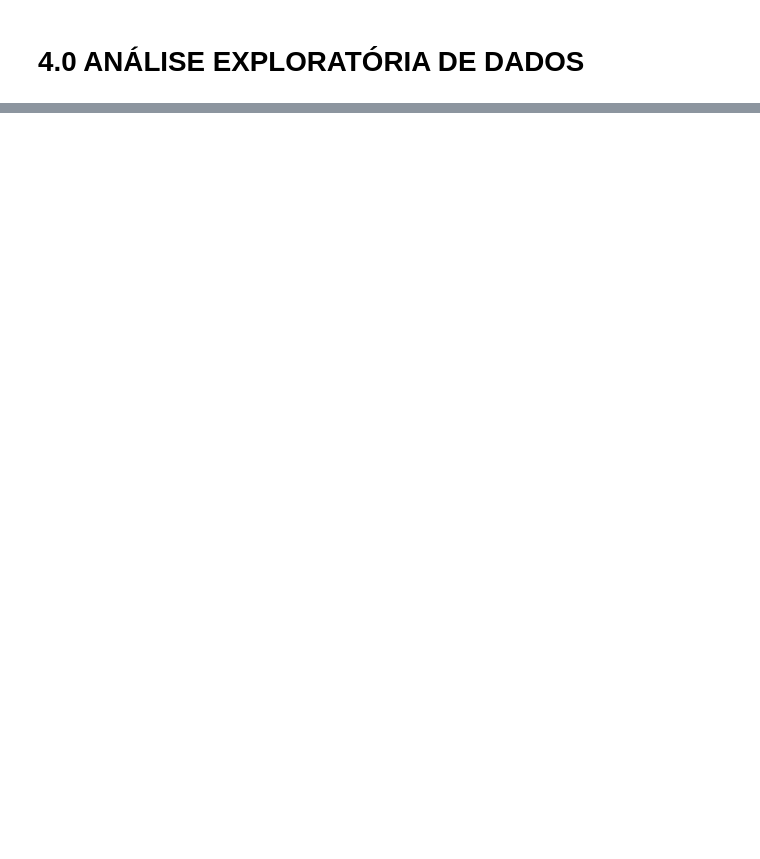
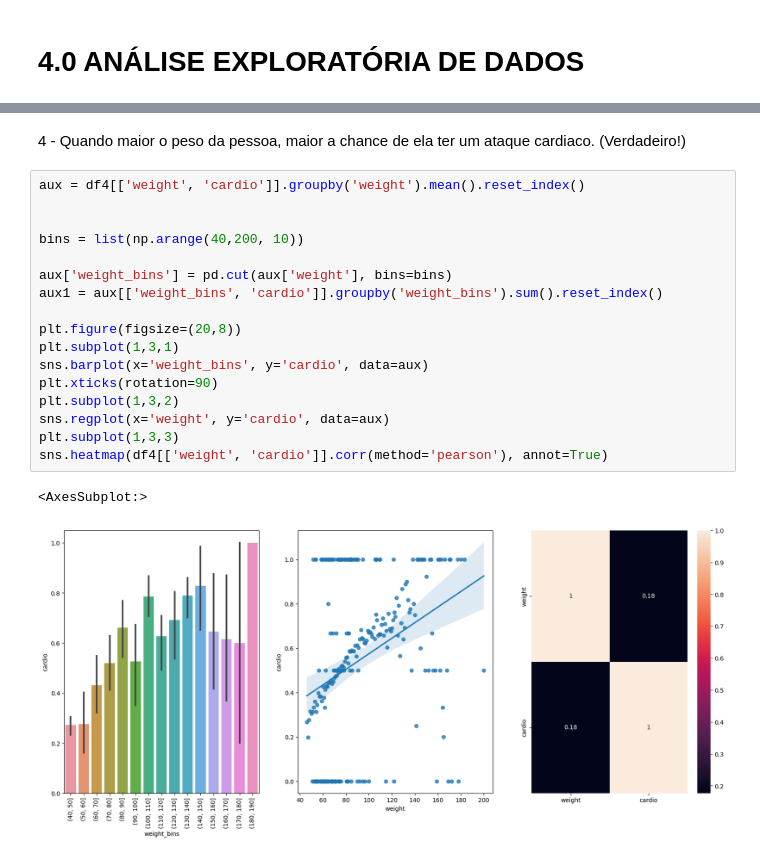
Before and after one commit to RoneyDev7/Cardio_Catch_Disease, a Jupyter notebook: 01-frn_cardio_catch_dieses.ipynb, the cells around one changed output, grey strips where cells are left out. Cells and saved outputs as stored; diff of their text form; blank space fills up the shorter version.

```diff
--- a/01-frn_cardio_catch_dieses.ipynb
+++ b/01-frn_cardio_catch_dieses.ipynb
@@ -163 +196,23 @@ sns.heatmap(df2[['born_year', 'cardio']].corr(method='pearson'), annot=True)
+# %% [markdown]
+4 - Quando maior o peso da pessoa, maior a chance de ela ter um ataque cardiaco. (Verdadeiro!)
+# %%
+aux = df4[['weight', 'cardio']].groupby('weight').mean().reset_index()
+
+
+bins = list(np.arange(40,200, 10))
+
+aux['weight_bins'] = pd.cut(aux['weight'], bins=bins)
+aux1 = aux[['weight_bins', 'cardio']].groupby('weight_bins').sum().reset_index()
+
+plt.figure(figsize=(20,8))
+plt.subplot(1,3,1)
+sns.barplot(x='weight_bins', y='cardio', data=aux)
+plt.xticks(rotation=90)
+plt.subplot(1,3,2)
+sns.regplot(x='weight', y='cardio', data=aux)
+plt.subplot(1,3,3)
+sns.heatmap(df4[['weight', 'cardio']].corr(method='pearson'), annot=True)
+# %% [output]
+<AxesSubplot:>
+[figure, added]
 # %% [markdown]
```
Also changed, not shown: parts of 16 cells of this notebook.
